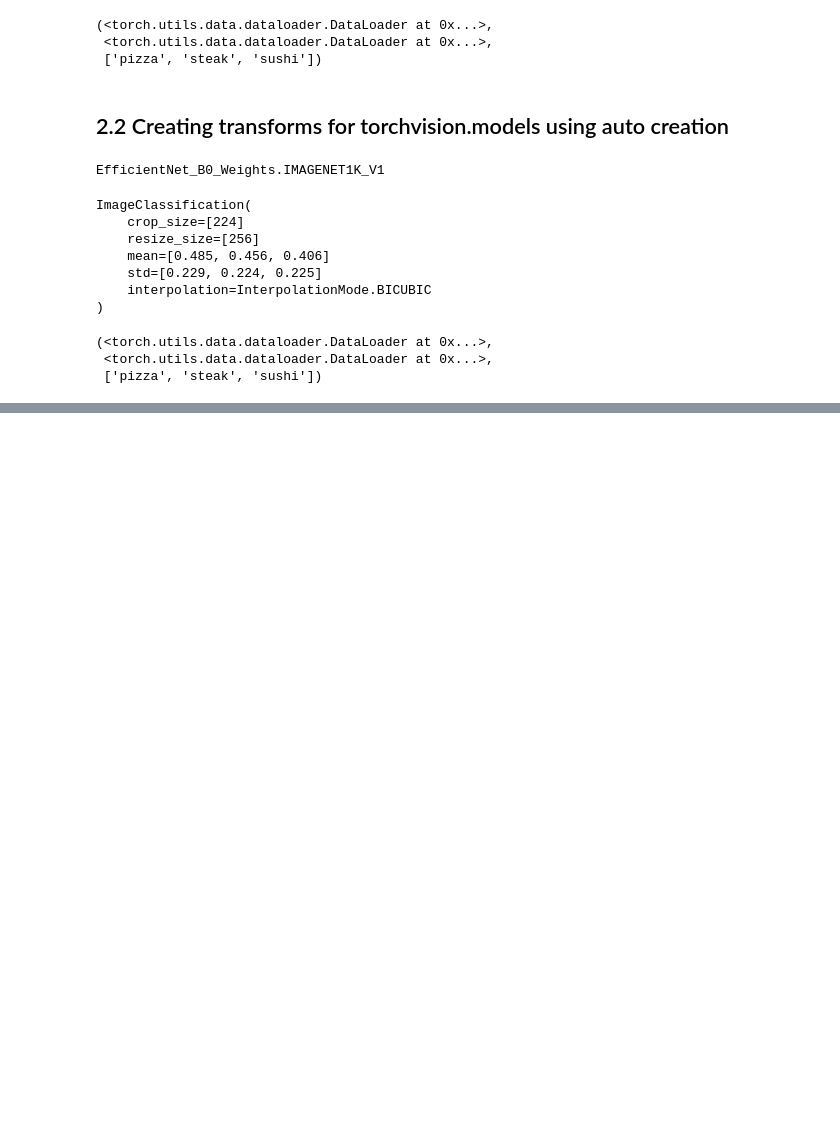
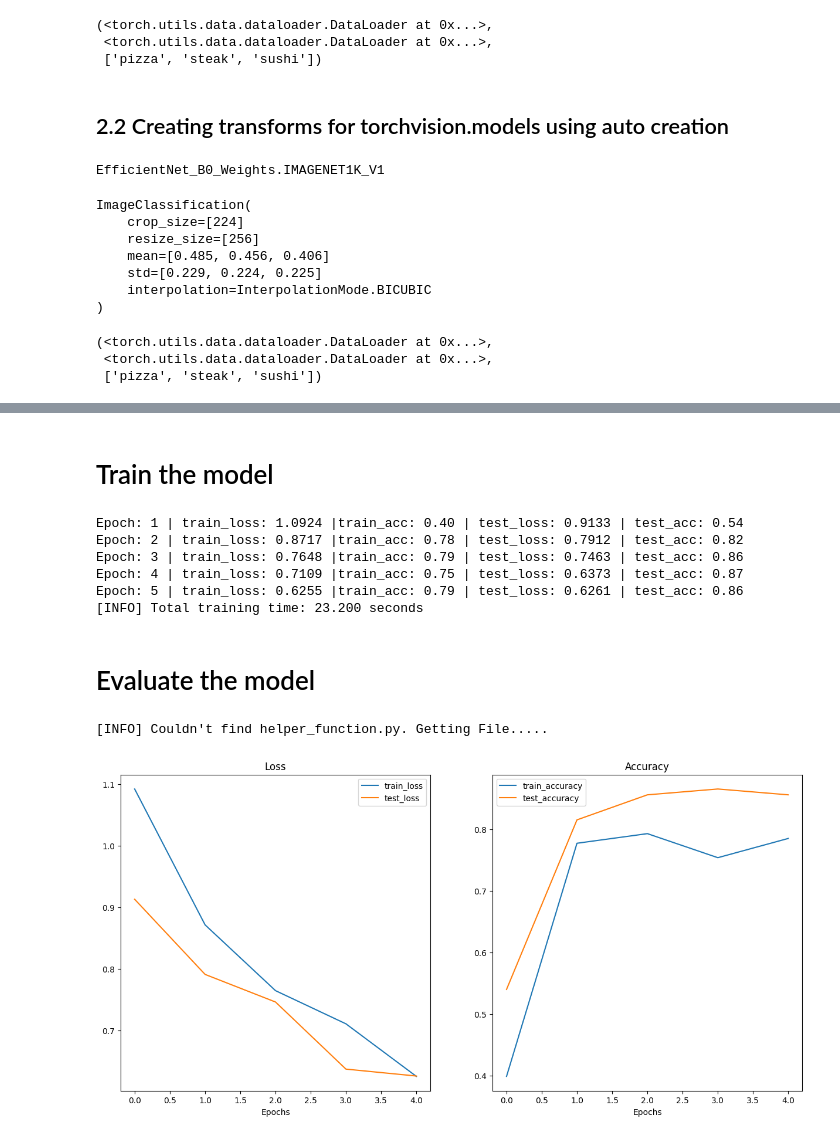
Before and after one commit to HarshEkbote/PyTorch-Basics, a Jupyter notebook: 07_Transfer_Learning.ipynb, the cells around one changed output, grey strips where cells are left out. Saved outputs shown, nothing was run; the diff lists cells and outputs as text; code cells hidden in the pictures; blank space fills up the shorter version.

Commit message:
Trained and evaluated the model

```diff
--- a/07_Transfer_Learning.ipynb
+++ b/07_Transfer_Learning.ipynb
@@ -128,0 +199,10 @@ train_dataloader,test_dataloader,class_name
+# %%
+torch.manual_seed(42)
+torch.cuda.manual_seed(42)
+
+output_shape=len(class_name)
+
+model.classifier=torch.nn.Sequential(
+    torch.nn.Dropout(p=0.2,inplace=True),
+    torch.nn.Linear(in_features=1280,out_features=output_shape,bias=True)
+).to(device)
@@ -128,0 +233,45 @@ train_dataloader,test_dataloader,class_name
+# %% [markdown]
+# Train the model
+# %%
+loss_fn=torch.nn.CrossEntropyLoss()
+optimizer=torch.optim.Adam(params=model.parameters(),lr=0.001)
+# %%
+torch.manual_seed(42)
+torch.cuda.manual_seed(42)
+
+from timeit import default_timer as timer
+start_time=timer()
+
+results=engine.train(model=model,
+                     train_dataloader=train_dataloader,
+                     test_dataloader=test_dataloader,
+                     optimizer=optimizer,
+                     loss_fn=loss_fn,
+                     epochs=5,
+                     device=device)
+
+end_time=timer()
+print(f'[INFO] Total training time: {end_time-start_time:.3f} seconds')
+# %% [output]
+Epoch: 1 | train_loss: 1.0924 |train_acc: 0.40 | test_loss: 0.9133 | test_acc: 0.54
+Epoch: 2 | train_loss: 0.8717 |train_acc: 0.78 | test_loss: 0.7912 | test_acc: 0.82
+Epoch: 3 | train_loss: 0.7648 |train_acc: 0.79 | test_loss: 0.7463 | test_acc: 0.86
+Epoch: 4 | train_loss: 0.7109 |train_acc: 0.75 | test_loss: 0.6373 | test_acc: 0.87
+Epoch: 5 | train_loss: 0.6255 |train_acc: 0.79 | test_loss: 0.6261 | test_acc: 0.86
+[INFO] Total training time: 23.200 seconds
+# %% [markdown]
+# Evaluate the model
+# %%
+try:
+  from helper_function import plot_loss_curves
+except:
+  print(f"[INFO] Couldn't find helper_function.py. Getting File.....")
+  with open('helper_function.py','wb') as f:
+    import requests
+    request=requests.get('https://raw.githubusercontent.com/mrdbourke/pytorch-deep-learning/main/helper_functions.py')
+    f.write(request.content)
+  from helper_function import plot_loss_curves
+plot_loss_curves(results)
+# %% [output]
+[INFO] Couldn't find helper_function.py. Getting File.....
+[figure, added]
```
Also changed, not shown: parts of 16 cells of this notebook.
